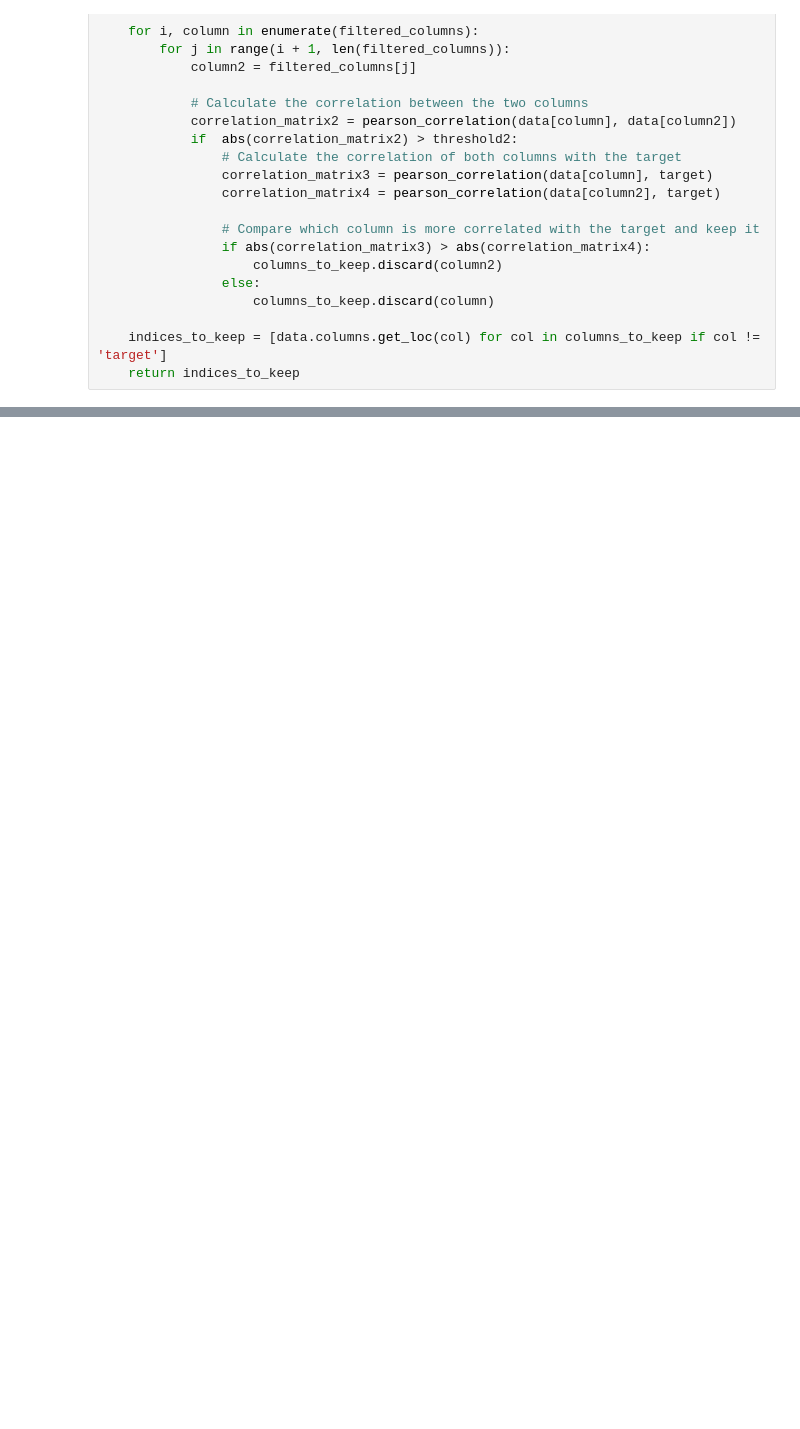
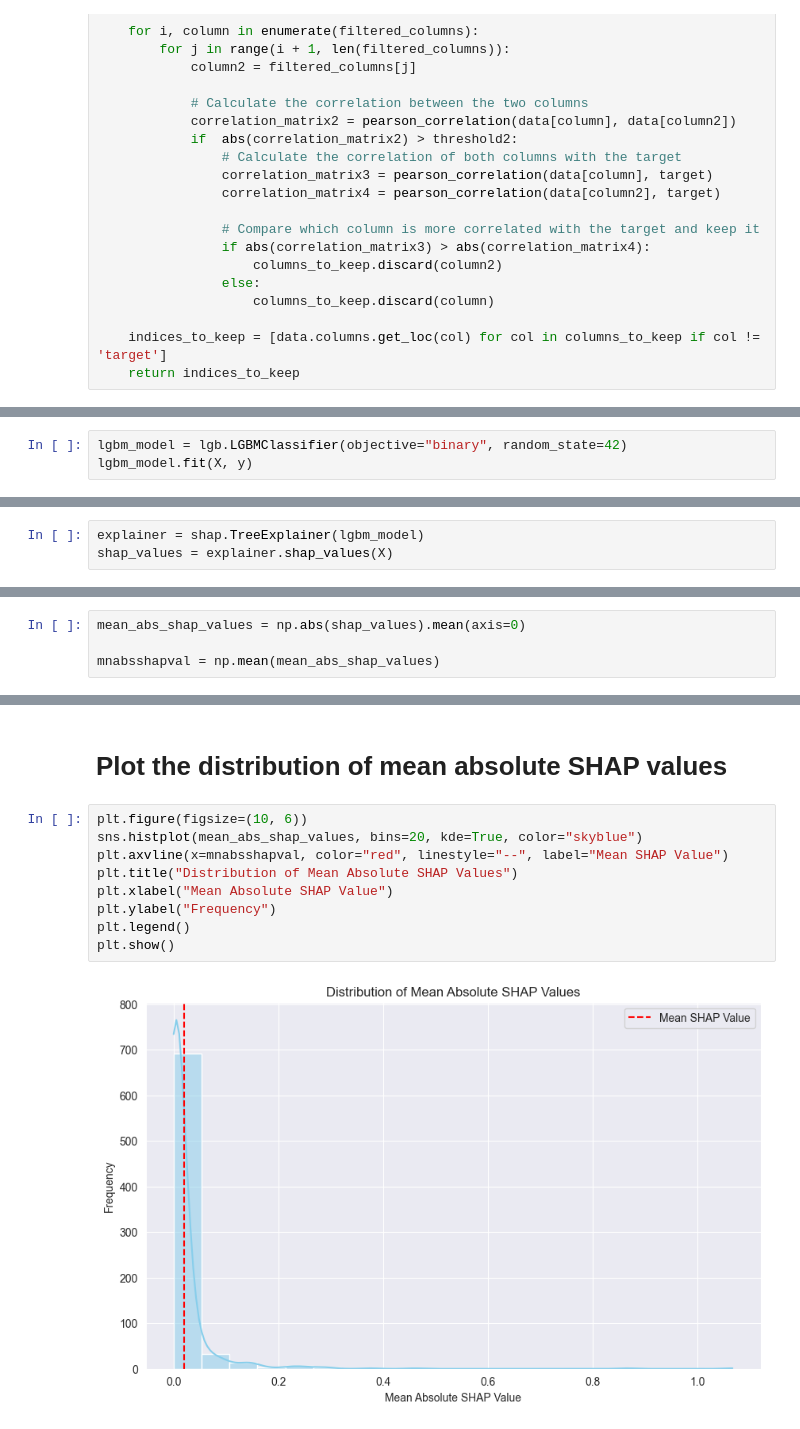
Before and after one commit to abdelaziz-belhachmi/Parkinson_Disease_Classification, a Jupyter notebook: notebooks/Preprocessing/feature_extraction.ipynb, the cells around one changed output, grey strips where cells are left out. Drawn from its saved outputs; the diff is of its cells as text; blank space fills up the shorter version.

```diff
--- a/notebooks/Preprocessing/feature_extraction.ipynb
+++ b/notebooks/Preprocessing/feature_extraction.ipynb
@@ -123,0 +133,3 @@ plt.show()
+# %%
+lgbm_model = lgb.LGBMClassifier(objective="binary", random_state=42)
+lgbm_model.fit(X, y)
@@ -123,0 +148,3 @@ plt.show()
+# %%
+explainer = shap.TreeExplainer(lgbm_model)
+shap_values = explainer.shap_values(X)
@@ -123,0 +153,4 @@ plt.show()
+# %%
+mean_abs_shap_values = np.abs(shap_values).mean(axis=0)
+
+mnabsshapval = np.mean(mean_abs_shap_values)
@@ -123,0 +183,13 @@ plt.show()
+# %% [markdown]
+# Plot the distribution of mean absolute SHAP values
+# %%
+plt.figure(figsize=(10, 6))
+sns.histplot(mean_abs_shap_values, bins=20, kde=True, color="skyblue")
+plt.axvline(x=mnabsshapval, color="red", linestyle="--", label="Mean SHAP Value")
+plt.title("Distribution of Mean Absolute SHAP Values")
+plt.xlabel("Mean Absolute SHAP Value")
+plt.ylabel("Frequency")
+plt.legend()
+plt.show()
+# %% [output]
+[figure, added]
```
Also changed, not shown: parts of 37 cells of this notebook, 16 other files.
